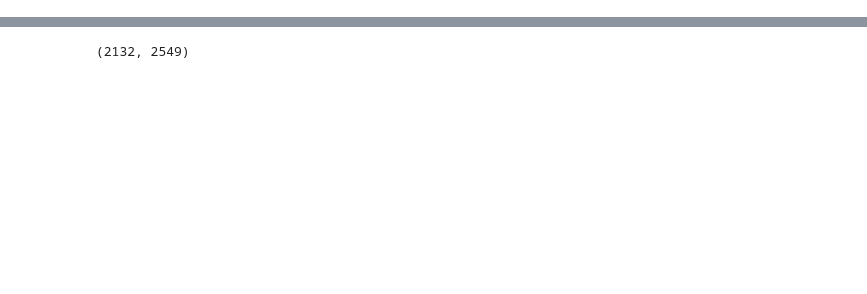
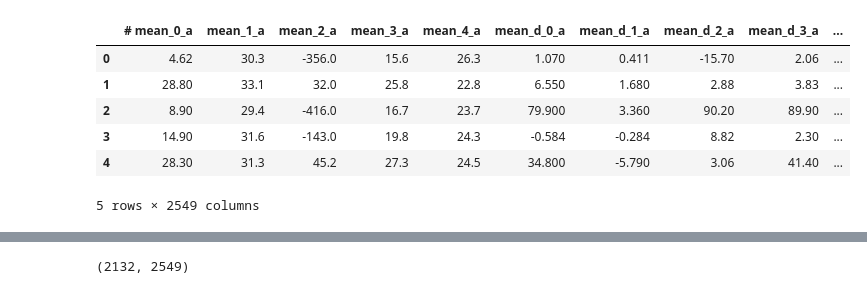
Before and after one commit to RyuTsuki08/mango_brains, a Jupyter notebook: data_analizer/Mango_cerebro(Datos_Analisis).ipynb, the cells around one changed output, grey strips where cells are left out. Cells and saved outputs as stored; diff of their text form; code cells hidden in the pictures; blank space fills up the shorter version.

```diff
--- a/data_analizer/Mango_cerebro(Datos_Analisis).ipynb
+++ b/data_analizer/Mango_cerebro(Datos_Analisis).ipynb
@@ -1,5 +1,17 @@
 # %%
+import numpy as np
 import pandas as pd
-import numpy as np
 import matplotlib.pyplot as plt
 import seaborn as sns
+
+data = pd.read_csv('emotions.csv')
+df = pd.DataFrame(data)
+df.head()
+# %% [output]
+|  | # mean_0_a | mean_1_a | mean_2_a | mean_3_a | mean_4_a | mean_d_0_a | mean_d_1_a | mean_d_2_a | mean_d_3_a | ... |
+| 0 | 4.62 | 30.3 | -356.0 | 15.6 | 26.3 | 1.070 | 0.411 | -15.70 | 2.06 | ... |
+| 1 | 28.80 | 33.1 | 32.0 | 25.8 | 22.8 | 6.550 | 1.680 | 2.88 | 3.83 | ... |
+| 2 | 8.90 | 29.4 | -416.0 | 16.7 | 23.7 | 79.900 | 3.360 | 90.20 | 89.90 | ... |
+| 3 | 14.90 | 31.6 | -143.0 | 19.8 | 24.3 | -0.584 | -0.284 | 8.82 | 2.30 | ... |
+| 4 | 28.30 | 31.3 | 45.2 | 27.3 | 24.5 | 34.800 | -5.790 | 3.06 | 41.40 | ... |
+5 rows × 2549 columns
```
Also changed, not shown: parts of 10 cells of this notebook, 9 other files.
